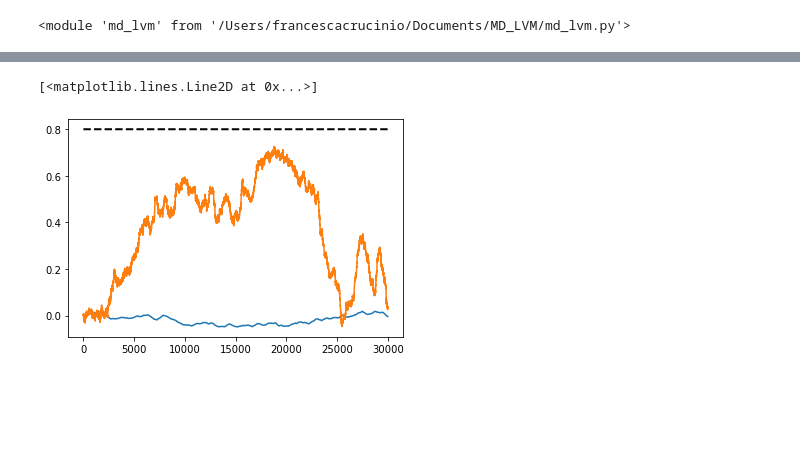
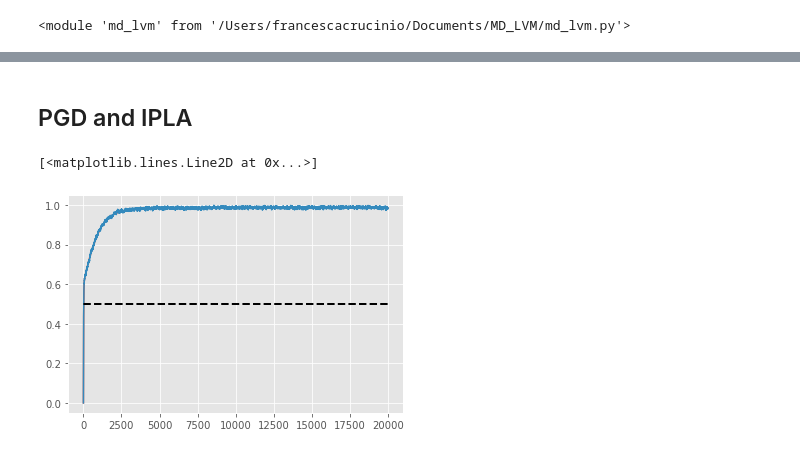
Before and after one commit to FrancescaCrucinio/MD_LVM, a Jupyter notebook: stochastic_volatility.ipynb, the cells around one changed output, grey strips where cells are left out. Cells and saved outputs as stored; diff of their text form; code cells hidden in the pictures; blank space fills up the shorter version.

```diff
--- a/stochastic_volatility.ipynb
+++ b/stochastic_volatility.ipynb
@@ -40,0 +44,18 @@ plt.plot(y)
+# %%
+class StochVol(ssm.StateSpaceModel):
+    sigma = sigma
+    mu = mu
+    def PX0(self):  # Distribution of X_0
+        return dists.Normal(loc=self.mu, scale=self.sigma / np.sqrt(1. - self.rho**2))
+    def PX(self, t, xp):  # Distribution of X_t given X_{t-1}=xp (p=past)
+        return dists.Normal(loc=self.mu + self.rho * (xp - self.mu), scale=self.sigma)
+    def PY(self, t, xp, x):  # Distribution of Y_t given X_t=x (and possibly X_{t-1}=xp)
+        return dists.Normal(loc=0., scale=np.sqrt(np.exp(x)))
+
+my_model = StochVol(mu=mu, rho=rho, sigma=sigma)  # actual model
+true_states, data = my_model.simulate(100)  # we simulate from the model 100 data points
+
+plt.style.use('ggplot')
+plt.figure()
+plt.plot(data)
+plt.plot(true_states)
@@ -41,3 +82,5 @@ plt.plot(y)
+# %% [markdown]
+## PGD and IPLA
 # %%
 def pgd(y, h, K, N, th0, X):
     """Particle Gradient Ascent Algorithm. Returns parameter estimates."""
@@ -54,16 +110,3 @@ def pgd(y, h, K, N, th0, X):
-# %%
-def ipla(y, h, K, N, th, X):
-    """Particle Gradient Ascent Algorithm. Returns parameter estimates."""
-    D = y.size  # Extract dimension of latent variables.
-    th = np.zeros((K, th0.size))
-    th[0, :] = th0
-    for k in range(K-1):
-        # Update parameter estimate:
-        th[k+1, :] = th[k, :] + h*ave_grad_th(th[k, :], X)+ np.sqrt(2*h/N)*np.random.normal(0, 1, size = 2)
-        # Update particle cloud:
-        X = (X + h*grad_x(thk, X, y)
-               + np.sqrt(2*h)*np.random.normal(0, 1, (N, D)))
-    return th, X
 # %%
 def ave_grad_th(th, x):
     """Returns theta-gradient of log density averaged over particle cloud."""
@@ -81,17 +150,17 @@ def grad_x(th, x, y):
 # %%
-N = 50
-K = 30000
-gamma = 0.0001
+N = 10
+K = 20000
+gamma = 0.00001
 
-th0 = np.array([0, 0])  # Initial parameter guess.
+th0 = np.array(0)  # Initial parameter guess.
 X0 = np.random.normal(size = (N, T))  # Initial particle cloud.
 # %%
 th_pgd, X_pgd = pgd(y, gamma, K, N, th0, X0)
 th_ipla, X_ipla = ipla(y, gamma, K, N, th0, X0)
 # %%
-plt.plot(th_pgd[:, 0])
-plt.plot(th_ipla[:, 0])
-plt.plot(-rho*np.ones(K), c = 'black', linestyle = 'dashed', lw = 2)
+plt.plot(th_pgd)
+plt.plot(th_ipla)
+plt.plot(rho*np.ones(K), c = 'black', linestyle = 'dashed', lw = 2)
 # %% [output]
 [<matplotlib.lines.Line2D at 0x...>]
-[figure, old version]
+[figure, new version]
```
Also changed, not shown: parts of 11 cells of this notebook, 6 other files.
